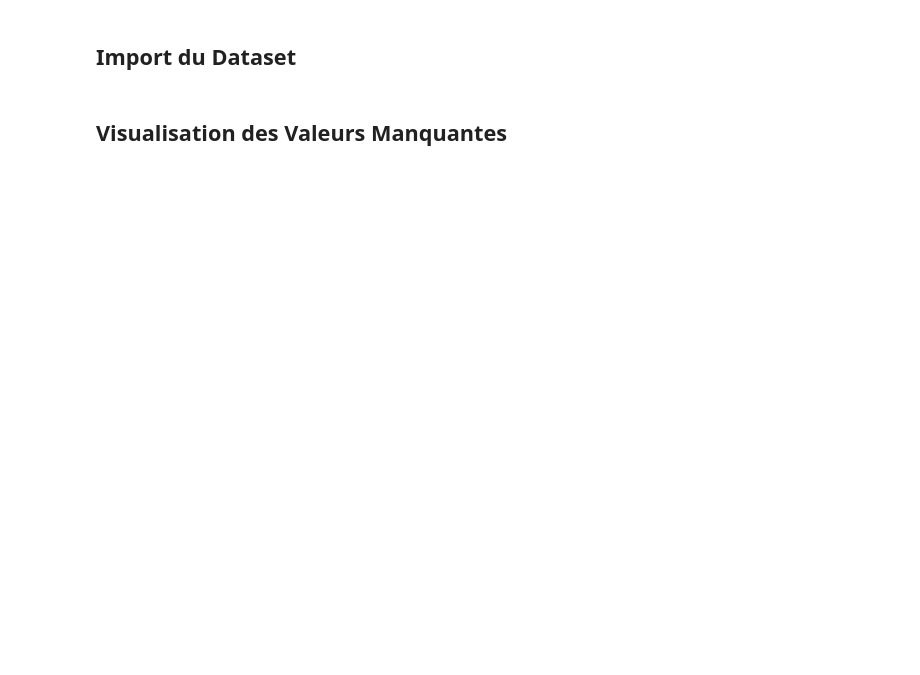
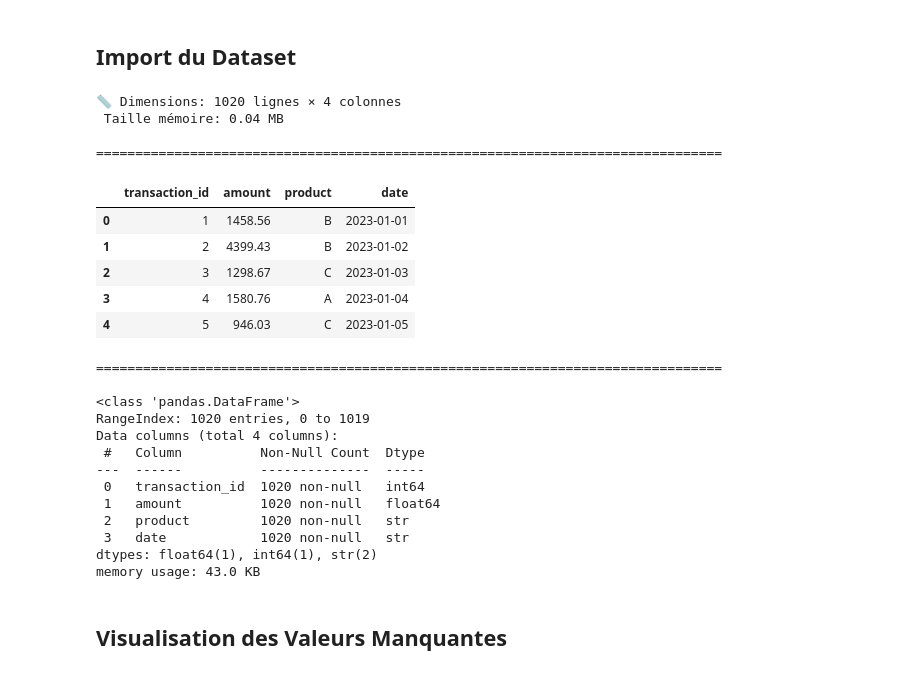
Before and after one commit to FredericPerret/Exercices, a Jupyter notebook: DataCleansing/TP3_Data_Cleansing_TP3.ipynb, the cells around one changed output. Drawn from its saved outputs; the diff is of its cells as text; code cells hidden in the pictures; blank space fills up the shorter version.

```diff
--- a/DataCleansing/TP3_Data_Cleansing_TP3.ipynb
+++ b/DataCleansing/TP3_Data_Cleansing_TP3.ipynb
@@ -35,19 +38,43 @@ print(" Bibliothèques importées avec succès!")
 ## Import du Dataset
 # %%
 # Charger le dataset
-df = pd.read_csv('sales_outliers.csv')
+df = pd.read_csv('data/sales_outliers.csv')
 
 # Afficher les informations de base
 print(f"📏 Dimensions: {df.shape[0]} lignes × {df.shape[1]} colonnes")
 print(f" Taille mémoire: {df.memory_usage(deep=True).sum() / 1024**2:.2f} MB")
 print("\n" + "="*80 + "\n")
 
 # Aperçu des données
 display(df.head())
 print("\n" + "="*80 + "\n")
 
 # Informations sur les colonnes
 df.info()
+# %% [output]
+📏 Dimensions: 1020 lignes × 4 colonnes
+ Taille mémoire: 0.04 MB
+
+================================================================================
+|  | transaction_id | amount | product | date |
+| 0 | 1 | 1458.56 | B | 2023-01-01 |
+| 1 | 2 | 4399.43 | B | 2023-01-02 |
+| 2 | 3 | 1298.67 | C | 2023-01-03 |
+| 3 | 4 | 1580.76 | A | 2023-01-04 |
+| 4 | 5 | 946.03 | C | 2023-01-05 |
+================================================================================
+
+<class 'pandas.DataFrame'>
+RangeIndex: 1020 entries, 0 to 1019
+Data columns (total 4 columns):
+ #   Column          Non-Null Count  Dtype
+---  ------          --------------  -----
+ 0   transaction_id  1020 non-null   int64
+ 1   amount          1020 non-null   float64
+ 2   product         1020 non-null   str
+ 3   date            1020 non-null   str
+dtypes: float64(1), int64(1), str(2)
+memory usage: 43.0 KB
 # %% [markdown]
 ## Visualisation des Valeurs Manquantes
 # %%
```
Also changed, not shown: parts of 8 cells of this notebook.
